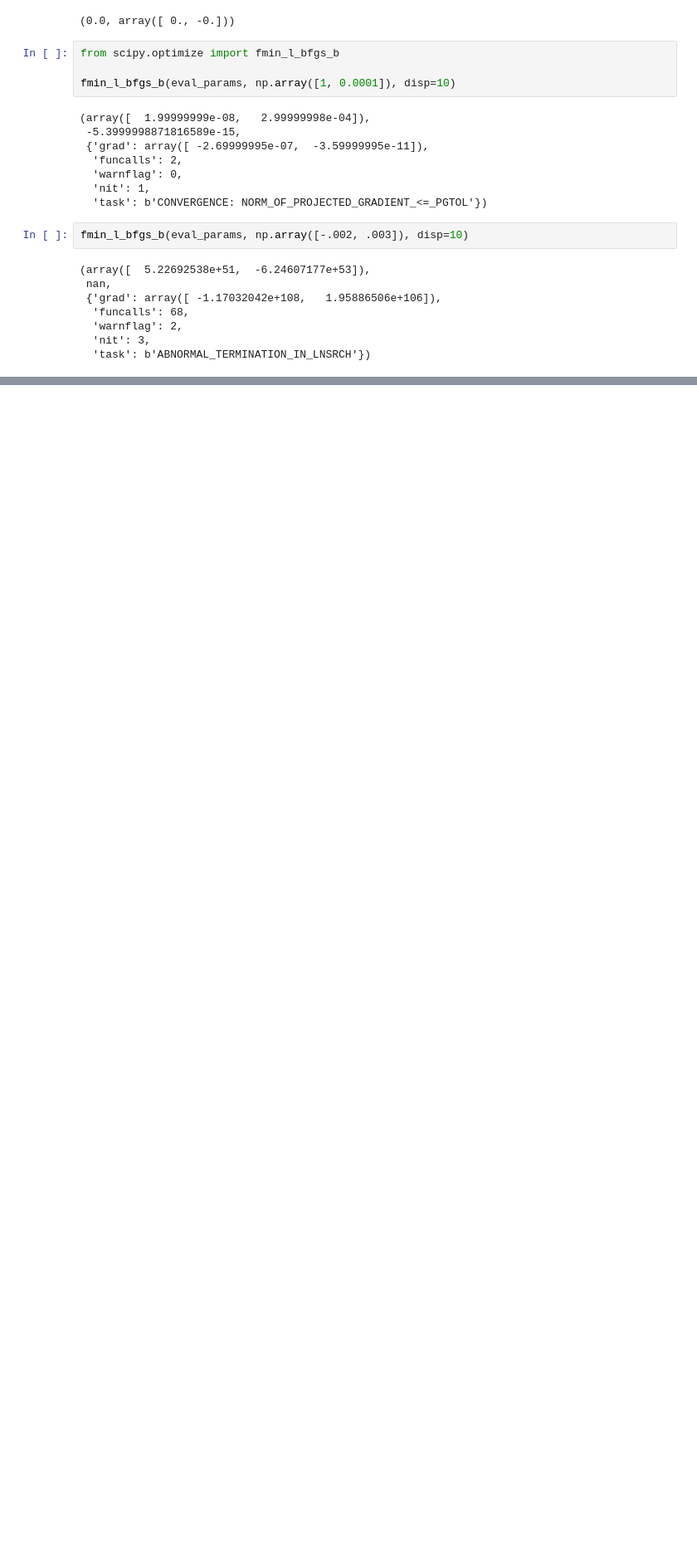
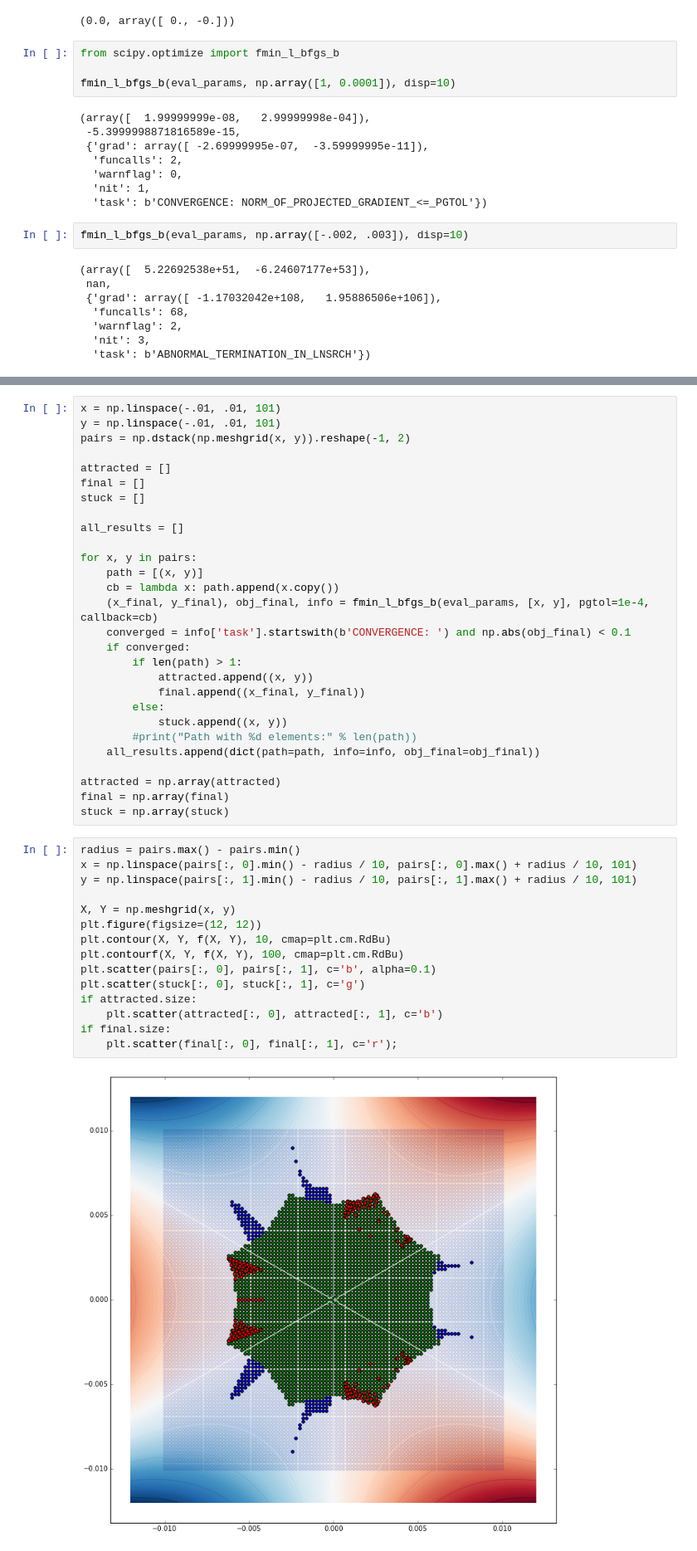
Before and after one commit to ogrisel/notebooks, a Jupyter notebook: Saddle Point LBFGS.ipynb, the cells around one changed output, grey strips where cells are left out. Shown at 83% size. Drawn from its saved outputs; the diff is of its cells as text; blank space fills up the shorter version.

```diff
--- a/Saddle Point LBFGS.ipynb
+++ b/Saddle Point LBFGS.ipynb
@@ -84,0 +54,45 @@ array([[ 0.93916926,  0.55026565],
+# %%
+x = np.linspace(-.01, .01, 101)
+y = np.linspace(-.01, .01, 101)
+pairs = np.dstack(np.meshgrid(x, y)).reshape(-1, 2)
+
+attracted = []
+final = []
+stuck = []
+
+all_results = []
+
+for x, y in pairs:
+    path = [(x, y)]
+    cb = lambda x: path.append(x.copy())
+    (x_final, y_final), obj_final, info = fmin_l_bfgs_b(eval_params, [x, y], pgtol=1e-4, callback=cb)
+    converged = info['task'].startswith(b'CONVERGENCE: ') and np.abs(obj_final) < 0.1
+    if converged:
+        if len(path) > 1:
+            attracted.append((x, y))
+            final.append((x_final, y_final))
+        else:
+            stuck.append((x, y))
+        #print("Path with %d elements:" % len(path))
+    all_results.append(dict(path=path, info=info, obj_final=obj_final))
+
+attracted = np.array(attracted)
+final = np.array(final)
+stuck = np.array(stuck)
+# %%
+radius = pairs.max() - pairs.min()
+x = np.linspace(pairs[:, 0].min() - radius / 10, pairs[:, 0].max() + radius / 10, 101)
+y = np.linspace(pairs[:, 1].min() - radius / 10, pairs[:, 1].max() + radius / 10, 101)
+
+X, Y = np.meshgrid(x, y)
+plt.figure(figsize=(12, 12))
+plt.contour(X, Y, f(X, Y), 10, cmap=plt.cm.RdBu)
+plt.contourf(X, Y, f(X, Y), 100, cmap=plt.cm.RdBu)
+plt.scatter(pairs[:, 0], pairs[:, 1], c='b', alpha=0.1)
+plt.scatter(stuck[:, 0], stuck[:, 1], c='g')
+if attracted.size:
+    plt.scatter(attracted[:, 0], attracted[:, 1], c='b')
+if final.size:
+    plt.scatter(final[:, 0], final[:, 1], c='r');
+# %% [output]
+[figure, added]
```
Also changed, not shown: parts of 7 cells of this notebook.
